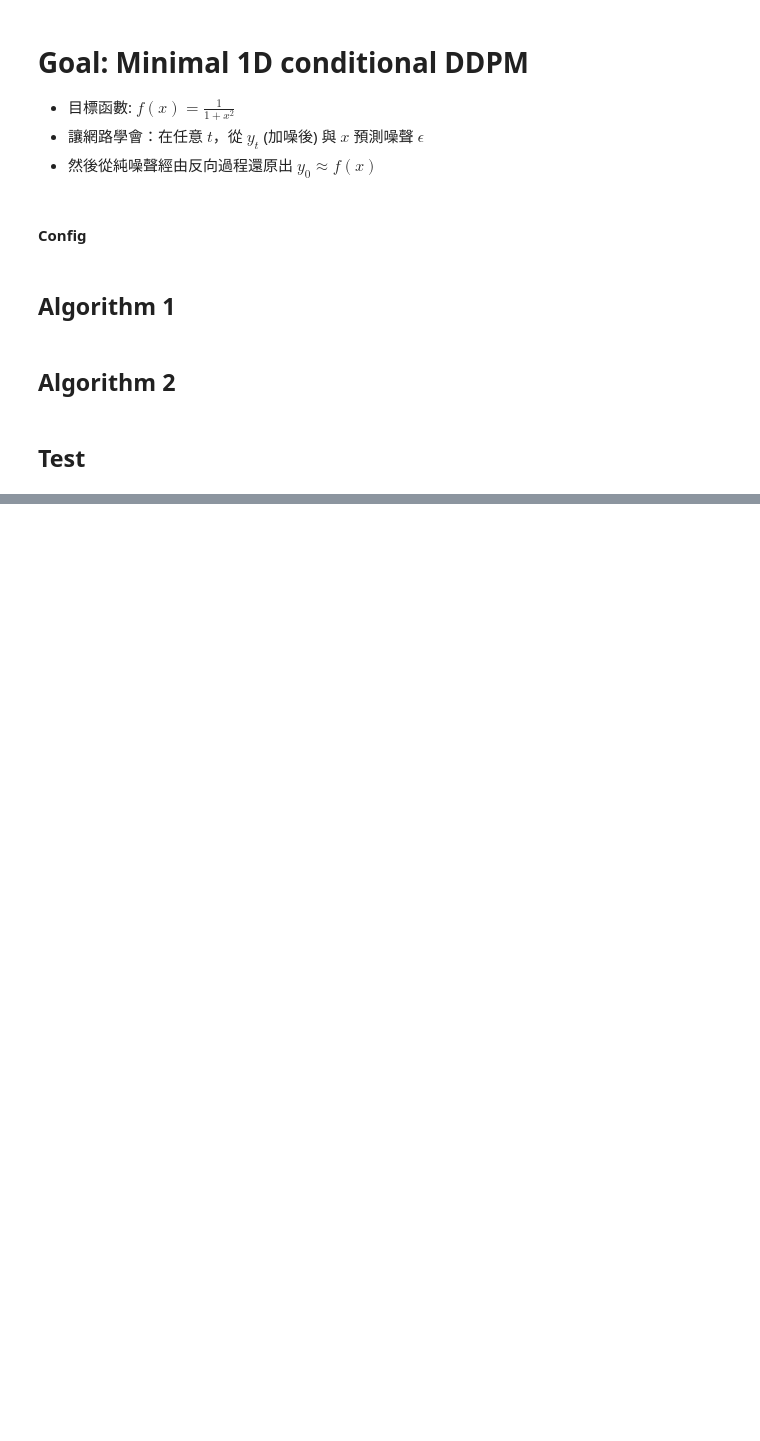
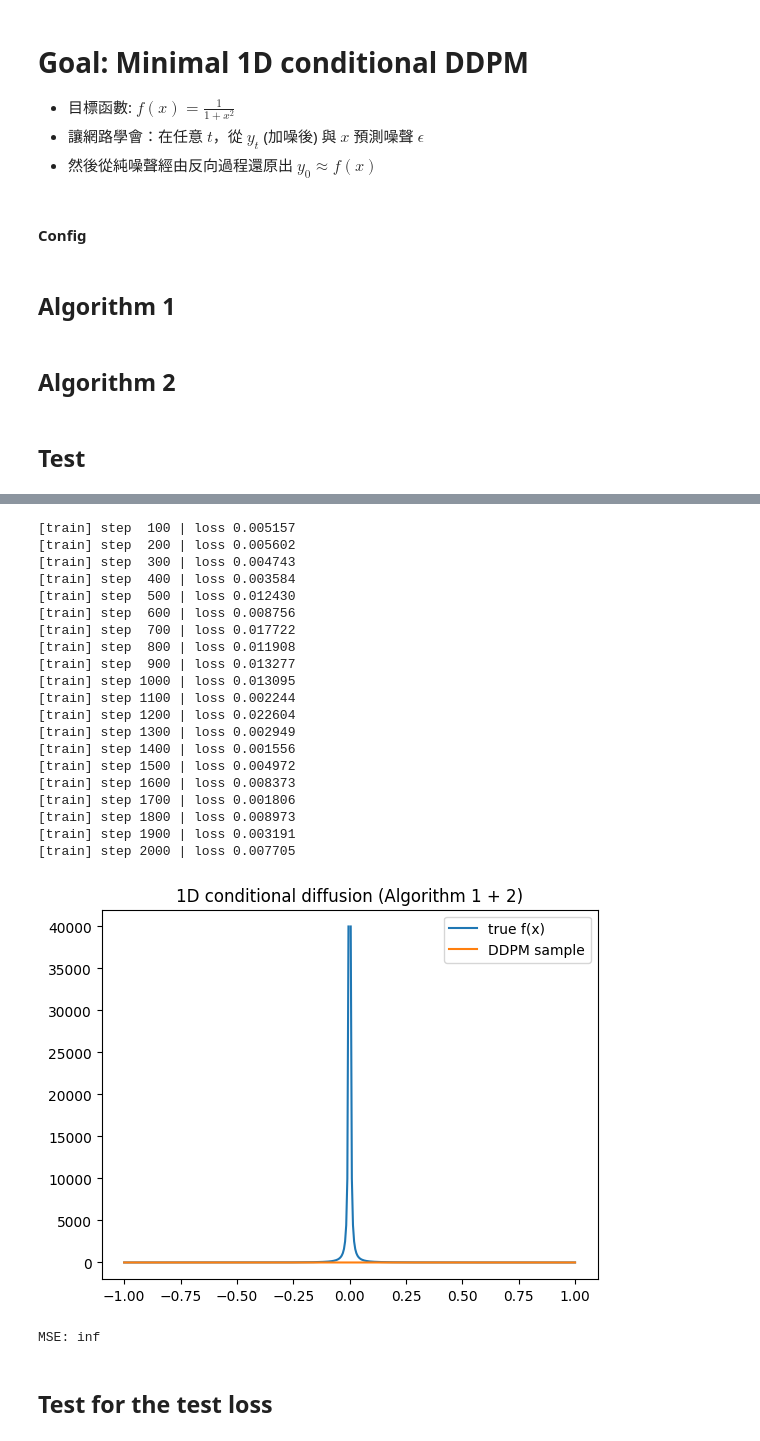
Before and after one commit to XuanWeiWang-999/2025Autumn_ML-project-DiffusionModel, a Jupyter notebook: Simple file.ipynb, the cells around one changed output, grey strips where cells are left out. Cells and saved outputs as stored; diff of their text form; code cells hidden in the pictures; blank space fills up the shorter version.

```diff
--- a/Simple file.ipynb
+++ b/Simple file.ipynb
@@ -158,0 +159,42 @@ MSE: 0.003183687338605523
+# %%
+def f2(x):
+    return 1.0/x**2.0
+
+
+train_loop()
+xg, yhat = sample_on_grid(n_points=401)
+ytrue     = f2(xg)
+
+plt.figure()
+plt.plot(xg, ytrue, label='true f(x)')
+plt.plot(xg, yhat,  label='DDPM sample')
+plt.legend(); plt.title('1D conditional diffusion (Algorithm 1 + 2)')
+plt.show()
+
+mse = ((ytrue - yhat)**2).mean().item()
+print("MSE:", mse)
+# %% [output]
+[train] step  100 | loss 0.005157
+[train] step  200 | loss 0.005602
+[train] step  300 | loss 0.004743
+[train] step  400 | loss 0.003584
+[train] step  500 | loss 0.012430
+[train] step  600 | loss 0.008756
+[train] step  700 | loss 0.017722
+[train] step  800 | loss 0.011908
+[train] step  900 | loss 0.013277
+[train] step 1000 | loss 0.013095
+[train] step 1100 | loss 0.002244
+[train] step 1200 | loss 0.022604
+[train] step 1300 | loss 0.002949
+[train] step 1400 | loss 0.001556
+[train] step 1500 | loss 0.004972
+[train] step 1600 | loss 0.008373
+[train] step 1700 | loss 0.001806
+[train] step 1800 | loss 0.008973
+[train] step 1900 | loss 0.003191
+[train] step 2000 | loss 0.007705
+[figure, added]
+MSE: inf
+# %% [markdown]
+## Test for the test loss
```
Also changed, not shown: parts of 3 cells of this notebook.
